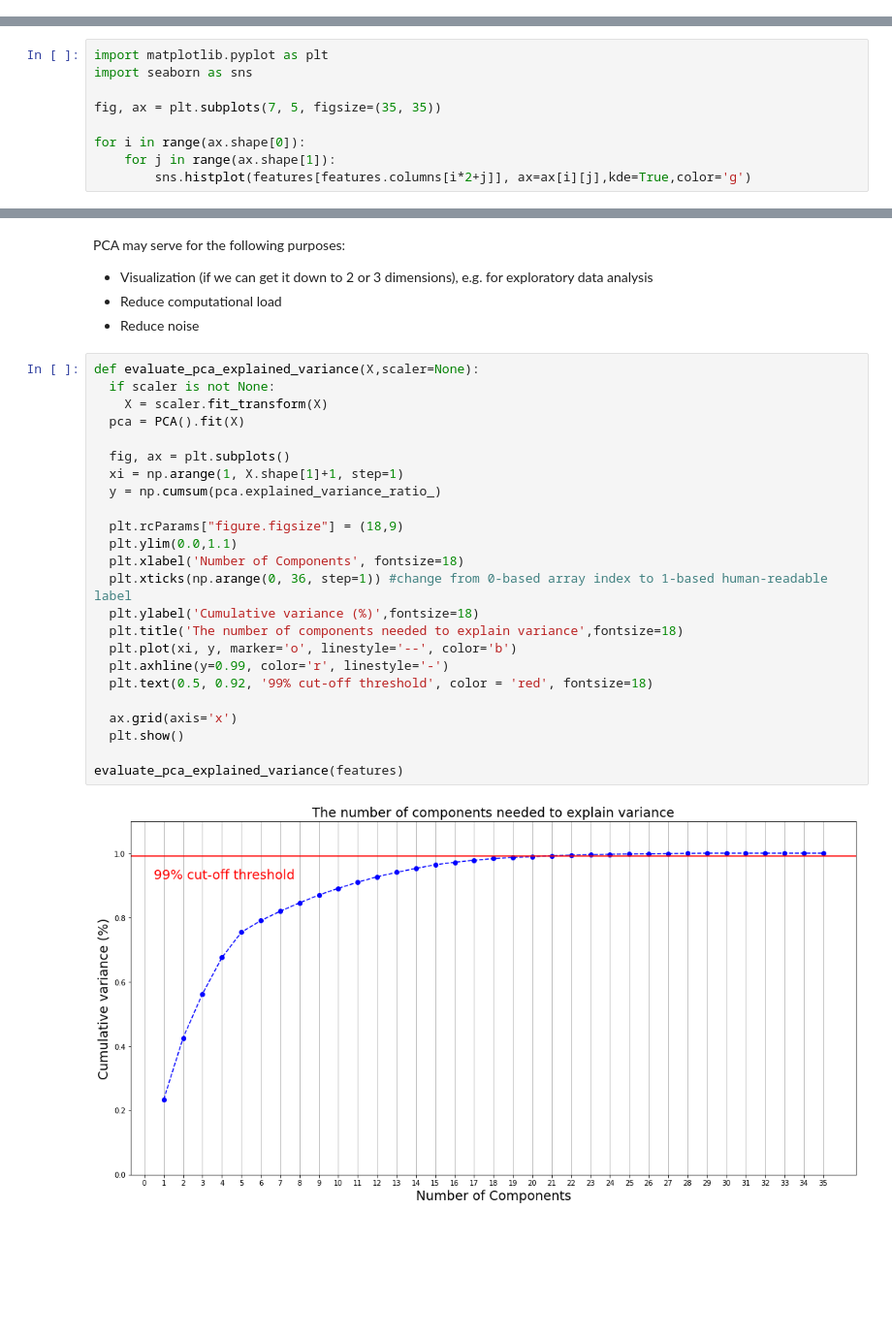
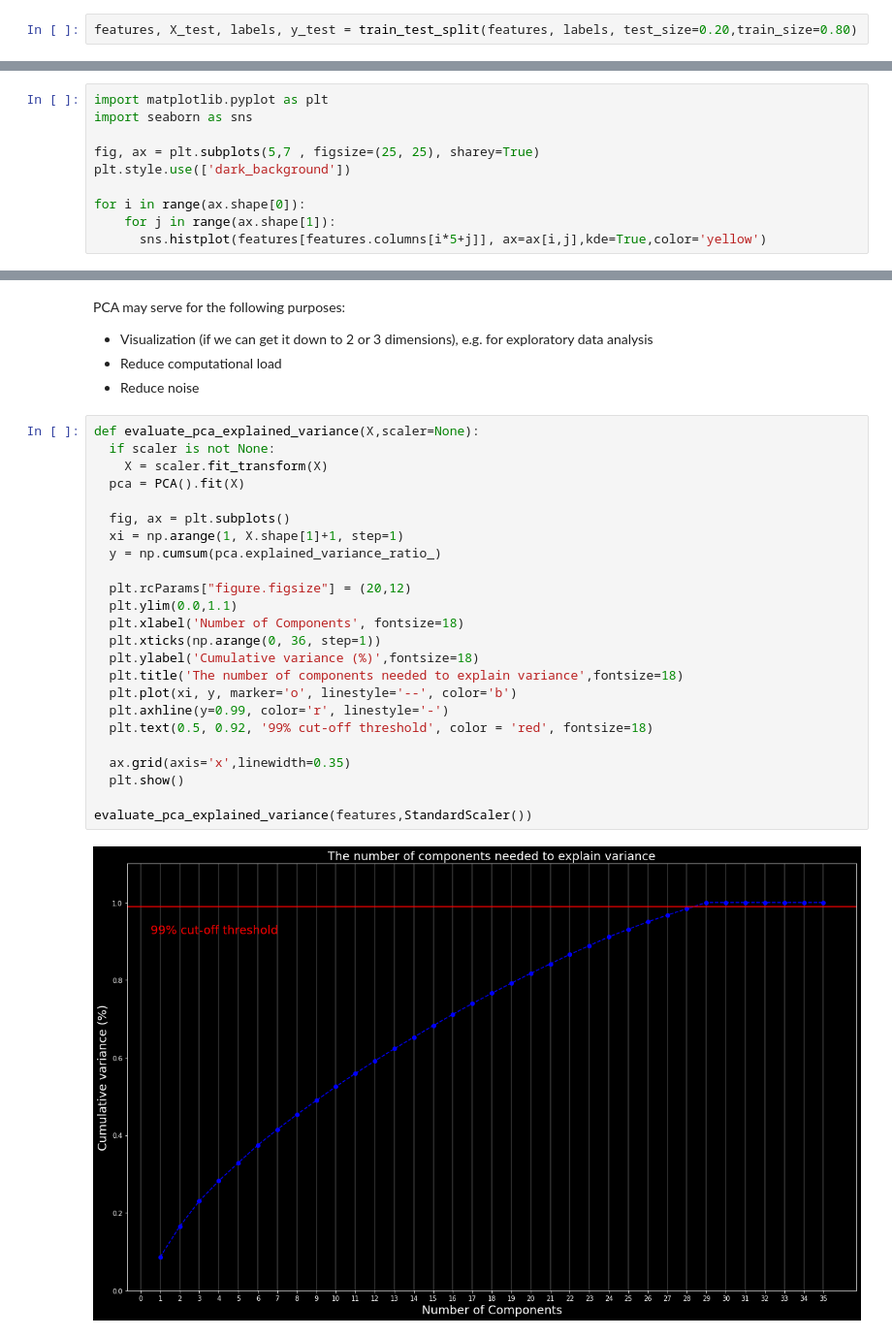
Before and after one commit to pietromarini00/30412-Classification-with-LogisticRegression, a Jupyter notebook: Pipeline.ipynb, the cells around one changed output, grey strips where cells are left out. Shown: that part at 97% size. Drawn from its saved outputs; the diff is of its cells as text; blank space fills up the shorter version.

```diff
--- a/Pipeline.ipynb
+++ b/Pipeline.ipynb
@@ -83,12 +71,15 @@ dtype: bool
+# %%
+features, X_test, labels, y_test = train_test_split(features, labels, test_size=0.20,train_size=0.80)
 # %% [markdown]
 Distributions of each feature, they already look Normally distributed
 # %%
 import matplotlib.pyplot as plt
 import seaborn as sns
 
-fig, ax = plt.subplots(7, 5, figsize=(35, 35))
+fig, ax = plt.subplots(5,7 , figsize=(25, 25), sharey=True)
+plt.style.use(['dark_background'])
 
 for i in range(ax.shape[0]):
     for j in range(ax.shape[1]):
-        sns.histplot(features[features.columns[i*2+j]], ax=ax[i][j],kde=True,color='g')
+      sns.histplot(features[features.columns[i*5+j]], ax=ax[i,j],kde=True,color='yellow')
 # %% [output]
@@ -159,26 +135,26 @@ PCA may serve for the following purposes:
 # %%
 def evaluate_pca_explained_variance(X,scaler=None):
   if scaler is not None:
     X = scaler.fit_transform(X)
   pca = PCA().fit(X)
 
   fig, ax = plt.subplots()
   xi = np.arange(1, X.shape[1]+1, step=1)
   y = np.cumsum(pca.explained_variance_ratio_)
 
-  plt.rcParams["figure.figsize"] = (18,9)
+  plt.rcParams["figure.figsize"] = (20,12)
   plt.ylim(0.0,1.1)
   plt.xlabel('Number of Components', fontsize=18)
-  plt.xticks(np.arange(0, 36, step=1)) #change from 0-based array index to 1-based human-readable label
+  plt.xticks(np.arange(0, 36, step=1))
   plt.ylabel('Cumulative variance (%)',fontsize=18)
   plt.title('The number of components needed to explain variance',fontsize=18)
   plt.plot(xi, y, marker='o', linestyle='--', color='b')
   plt.axhline(y=0.99, color='r', linestyle='-')
   plt.text(0.5, 0.92, '99% cut-off threshold', color = 'red', fontsize=18)
 
-  ax.grid(axis='x')
+  ax.grid(axis='x',linewidth=0.35)
   plt.show()
 
-evaluate_pca_explained_variance(features)
+evaluate_pca_explained_variance(features,StandardScaler())
 # %% [output]
-[figure, old version]
+[figure, new version]
```
Also changed, not shown: parts of 37 cells of this notebook.
